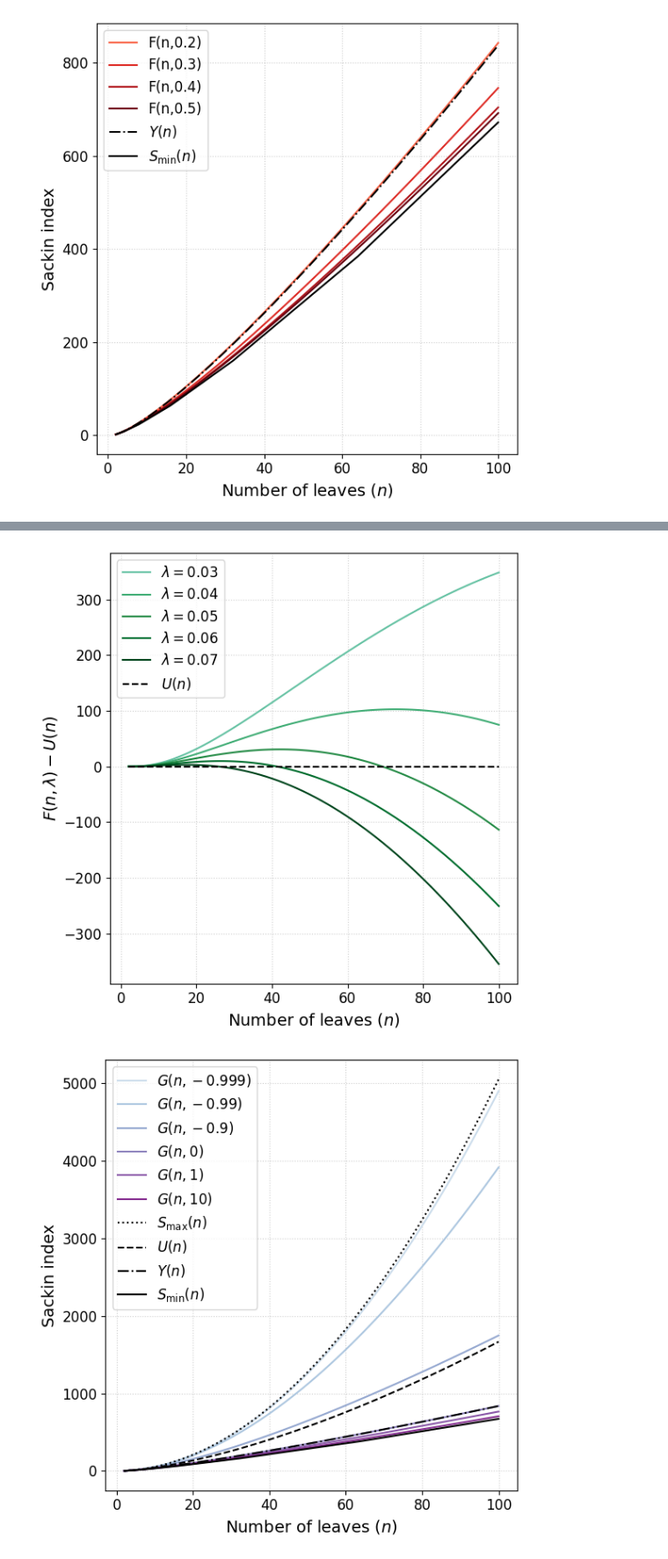
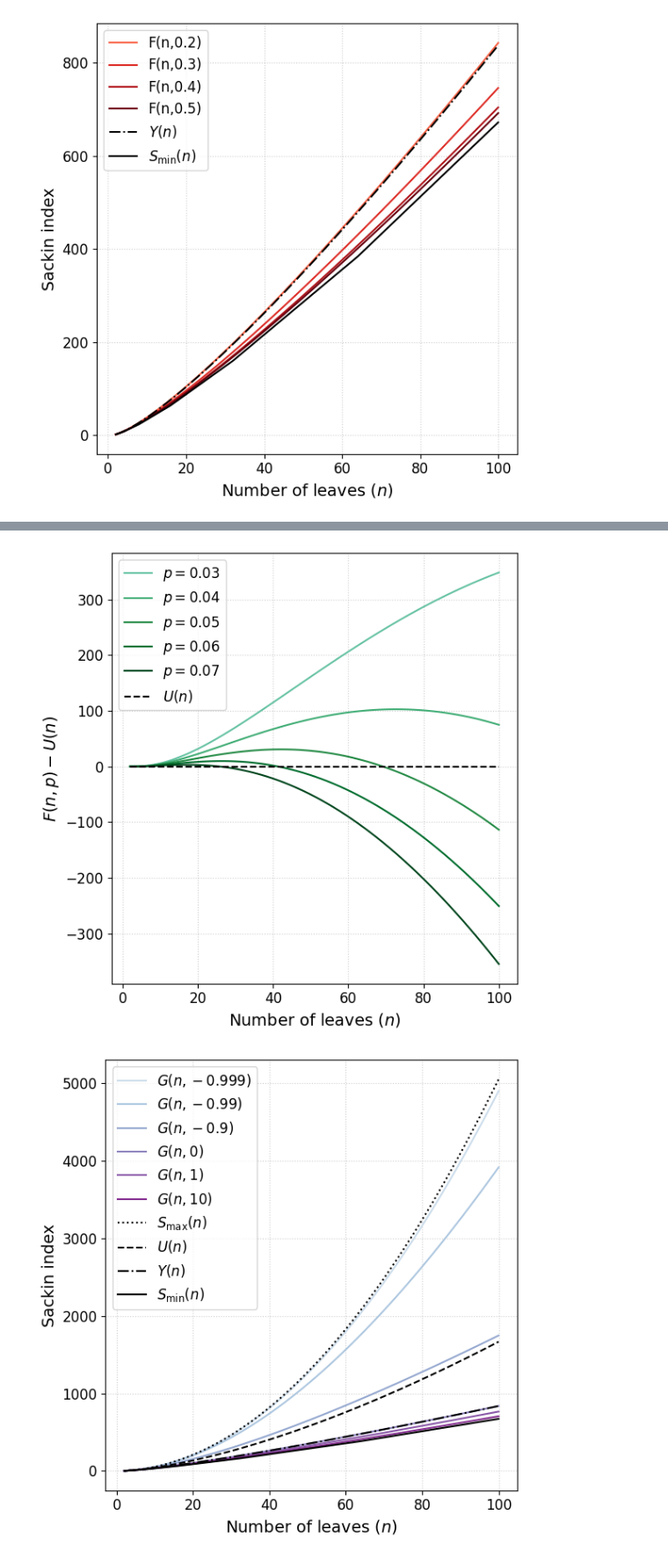
Before and after one commit to dbauman18/biased_speciation_calculation, a Jupyter notebook: biased_speciation.ipynb, the cells around one changed output, grey strips where cells are left out. Shown at 88% size. Cells and saved outputs as stored; diff of their text form; code cells hidden in the pictures.

```diff
--- a/biased_speciation.ipynb
+++ b/biased_speciation.ipynb
@@ -29,8 +29,8 @@ def sackin_uniform(n):
 # Calculating the mean of the Sackin index under the biased speciation model using high-precision arithmetic
 # Default precision: max(40, n/2) digits (we found it to be stable for n up to about 10000)
 
-# Returns the ej probabilities for constant lambda model as an array of length n-2
-def constant_lambda_ej_stable(n, p):
+# Returns the ej probabilities for constant p model as an array of length n-2
+def constant_p_ej_stable(n, p):
     mp.mp.dps = max(40, n // 2)  # set decimal places
     return [mp.mpf(mp.mpf(p)**j + (mp.mpf(1 - p))**j - 1) for j in range(2, n-1)]
 
@@ -65,9 +65,9 @@ def sackin_mean_sum_stable(n, ej):
         total += current
     return total
 
-# constant lambda mean
+# Constant p mean
 def sackin_mean_const_p(n, p):
-    return sackin_mean_sum_stable(n, constant_lambda_ej_stable(n, p))
+    return sackin_mean_sum_stable(n, constant_p_ej_stable(n, p))
 
 # Beta mean
 def sackin_mean_beta(n, a, b):
@@ -216,11 +173,11 @@ min_color = 0.5
 
 for si in s:
     diff = [sackin_mean_const_p(n, si) - sackin_yule(n) for n in N]
-    plt.plot(N, diff, label=f"$\\lambda={si}$", alpha=1, color=cm.Purples((max_color - min_color) / (s[-1] - s[0]) * (si - s[0]) + min_color))
+    plt.plot(N, diff, label=f"$p={si}$", alpha=1, color=cm.Purples((max_color - min_color) / (s[-1] - s[0]) * (si - s[0]) + min_color))
 
 plt.plot(N, [0] * len(N), color='black', linestyle='-.', label="$Y(n)$")
 plt.xlabel("Number of leaves ($n$)", fontsize=14)
-plt.ylabel("$F(n,\\lambda) - Y(n)$", fontsize=14)
+plt.ylabel("$F(n,p) - Y(n)$", fontsize=14)
 plt.xticks(fontsize=12)
 plt.yticks(fontsize=12)
 plt.legend(fontsize=12, loc="upper left")
@@ -229,6 +186,6 @@ plt.legend(fontsize=12, loc="upper left")
 plt.grid(True, linestyle=":", alpha=0.6)
 plt.tight_layout()
 
-plt.savefig("./plots/sackin_biased_speciation_constant_lambda_0.2_difference_yule.png", dpi=300)
+plt.savefig("./plots/sackin_biased_speciation_constant_p_0.2_difference_yule.png", dpi=300)
 plt.show()
 # %% [output]
@@ -236,26 +193,26 @@ plt.show()
 # %%
 # Do same for Uniform model
 plt.figure(figsize=(6, 6))
 
 s = [0.03, 0.04, 0.05, 0.06, 0.07]
 
 for s1 in s:
     diff = [sackin_mean_const_p(n, s1) - sackin_uniform(n) for n in N]
-    plt.plot(N, diff, label=f"$\\lambda={s1}$", alpha=1, color=cm.BuGn((max_color - min_color) / (s[-1] - s[0]) * (s1 - s[0]) + min_color))
+    plt.plot(N, diff, label=f"$p={s1}$", alpha=1, color=cm.BuGn((max_color - min_color) / (s[-1] - s[0]) * (s1 - s[0]) + min_color))
 plt.plot(N, [0] * len(N), color='black', linestyle='--', label="$U(n)$")
 plt.xlabel("Number of leaves ($n$)", fontsize=14)
-plt.ylabel("$F(n,\\lambda) - U(n)$", fontsize=14)
+plt.ylabel("$F(n,p) - U(n)$", fontsize=14)
 plt.legend(fontsize=12)
 
 plt.xticks(fontsize=12)
 plt.yticks(fontsize=12)
 
 plt.grid(True, linestyle=":", alpha=0.6)
 plt.tight_layout()
-plt.savefig("./plots/sackin_biased_speciation_constant_lambda_0.02_difference_uniform.png", dpi=300)
+plt.savefig("./plots/sackin_biased_speciation_constant_p_0.02_difference_uniform.png", dpi=300)
 plt.show()
 # %% [output]
-[figure, old version]
+[figure, new version]
 # %%
 alpha = [0.001, 0.01, 0.1, 1, 2, 11]
 plt.figure(figsize=(6, 6))
```
Also changed, not shown: parts of 8 cells of this notebook.
